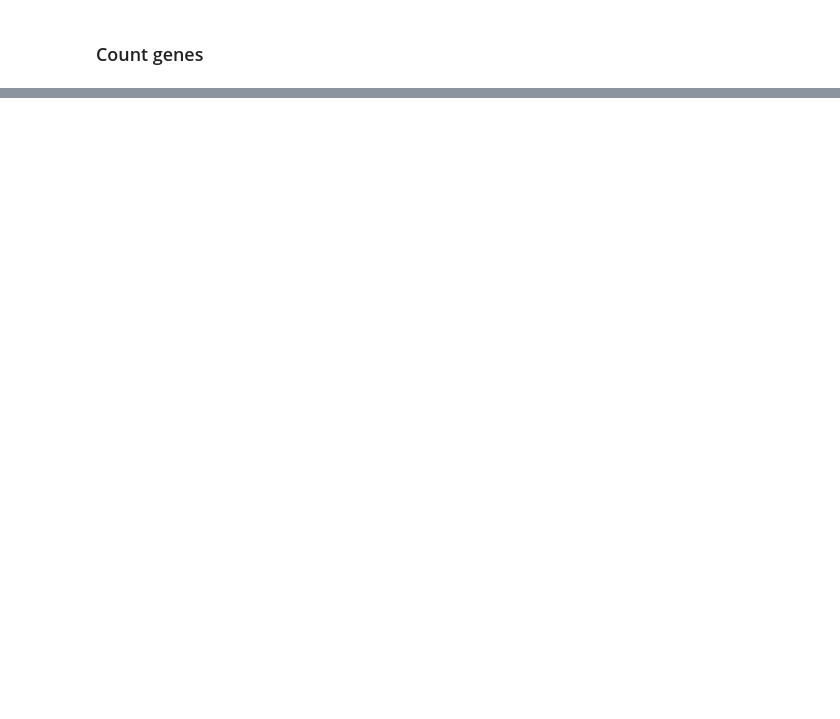
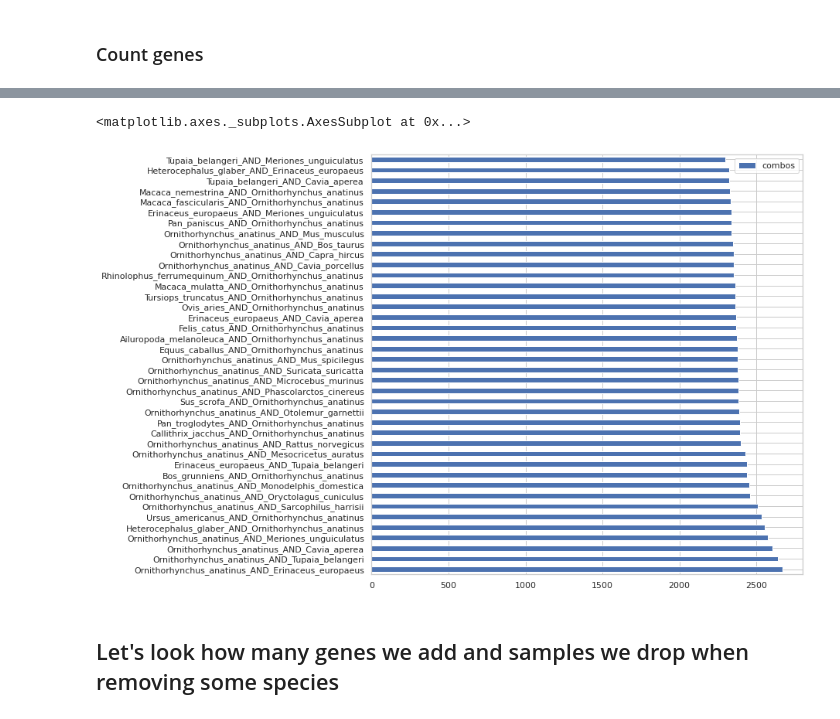
Before and after one commit to antonkulaga/yspecies, a Jupyter notebook: notebooks/0_evaluate_genes.ipynb, the cells around one changed output, grey strips where cells are left out. Cells and saved outputs as stored; diff of their text form; code cells hidden in the pictures; blank space fills up the shorter version.

```diff
--- a/notebooks/0_evaluate_genes.ipynb
+++ b/notebooks/0_evaluate_genes.ipynb
@@ -226,0 +229,13 @@ samples.shape
+# %%
+#simple function to select top N from nd.array
+def top_n(arr: pd.DataFrame,N: int):
+    i =  np.argsort(arr[:,1])[-N:]
+    return arr[i[::-1]]
+# %%
+top = top_n(np.array(res), 40)
+# %%
+s = pd.Series(top[:,1],[a[0]+"_AND_"+a[1] for a in top[:,0]]).to_frame("combos")
+s.plot(kind="barh",figsize=[10,10])
+# %% [output]
+<matplotlib.axes._subplots.AxesSubplot at 0x...>
+[figure, added]
@@ -226,0 +269,2 @@ samples.shape
+# %% [markdown]
+## Let's look how many genes we add and samples we drop when removing some species ##
```
Also changed, not shown: parts of 36 cells of this notebook, 3 other files.
